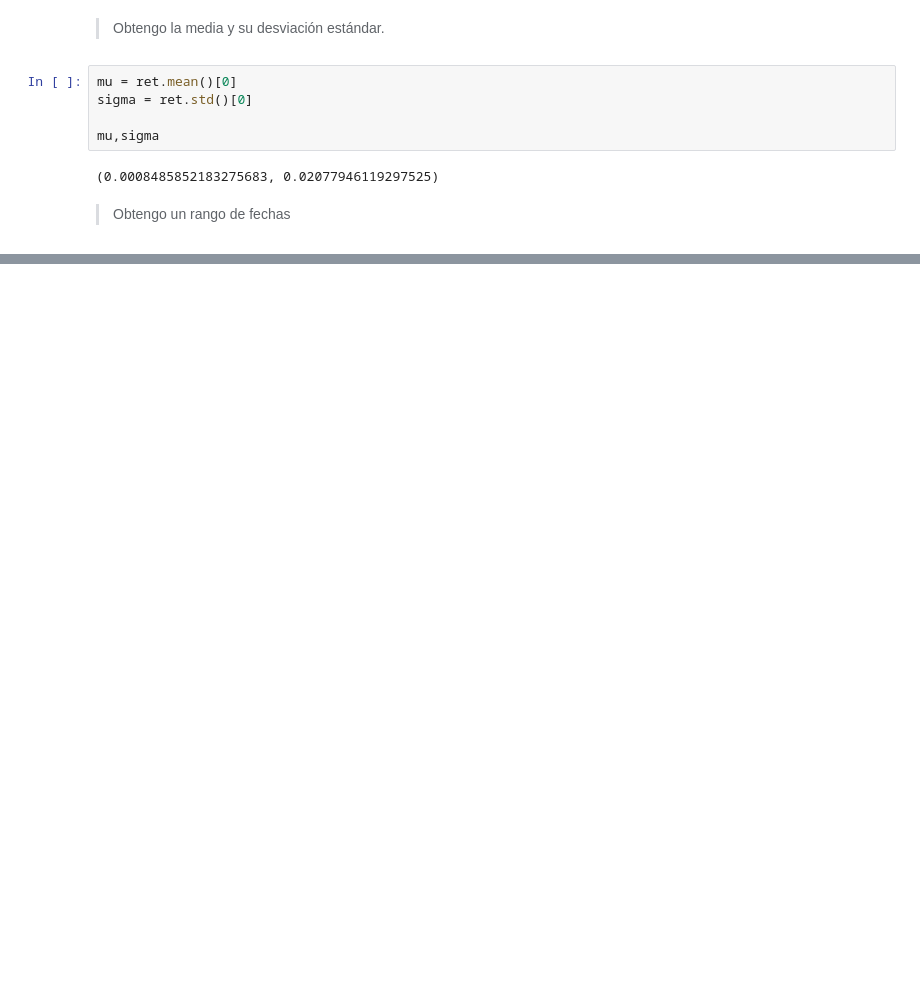
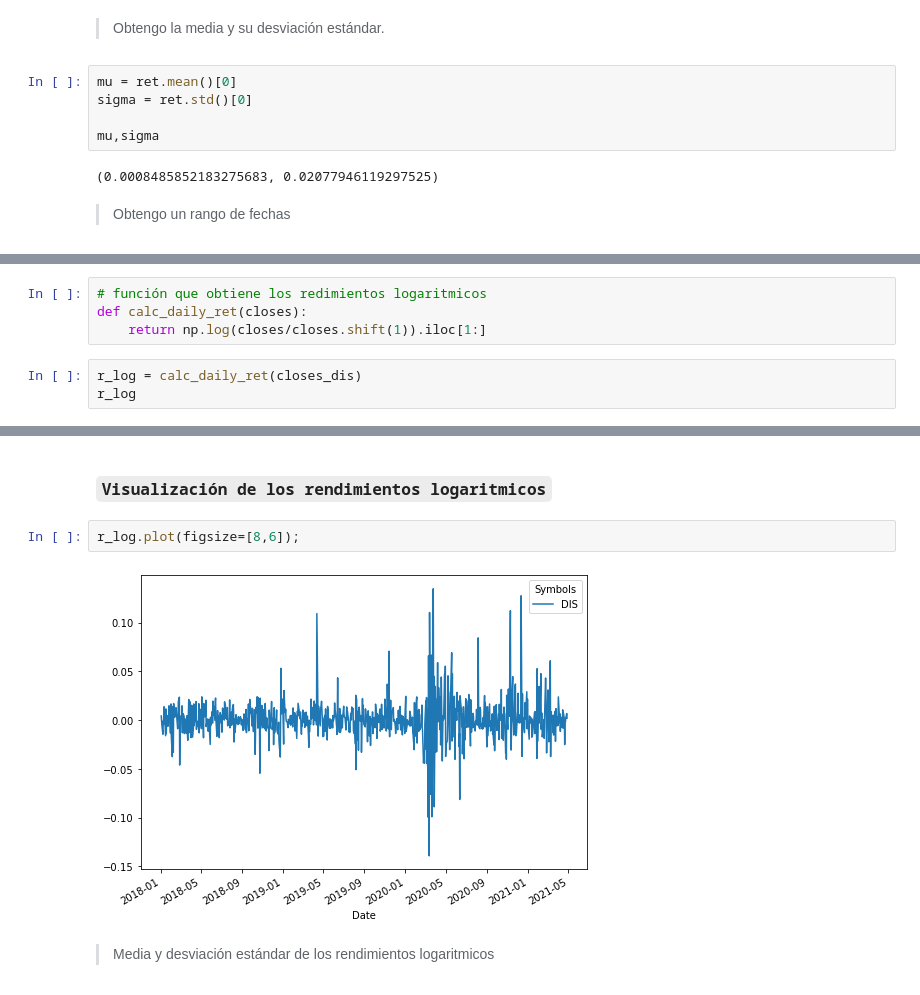
Before and after one commit to JuanPablo2019/Tarea9, a Jupyter notebook: Tarea9.ipynb, the cells around one changed output, grey strips where cells are left out. Saved outputs shown, nothing was run; the diff lists cells and outputs as text; blank space fills up the shorter version.

```diff
--- a/Tarea9.ipynb
+++ b/Tarea9.ipynb
@@ -181,0 +260,7 @@ ndays
+# %%
+# función que obtiene los redimientos logaritmicos
+def calc_daily_ret(closes):
+    return np.log(closes/closes.shift(1)).iloc[1:]
+# %%
+r_log = calc_daily_ret(closes_dis)
+r_log
@@ -181,0 +282,8 @@ ndays
+# %% [markdown]
+### `Visualización de los rendimientos logaritmicos`
+# %%
+r_log.plot(figsize=[8,6]);
+# %% [output]
+[figure, added]
+# %% [markdown]
+>Media y desviación estándar de los rendimientos logaritmicos
```
Also changed, not shown: parts of 34 cells of this notebook.
